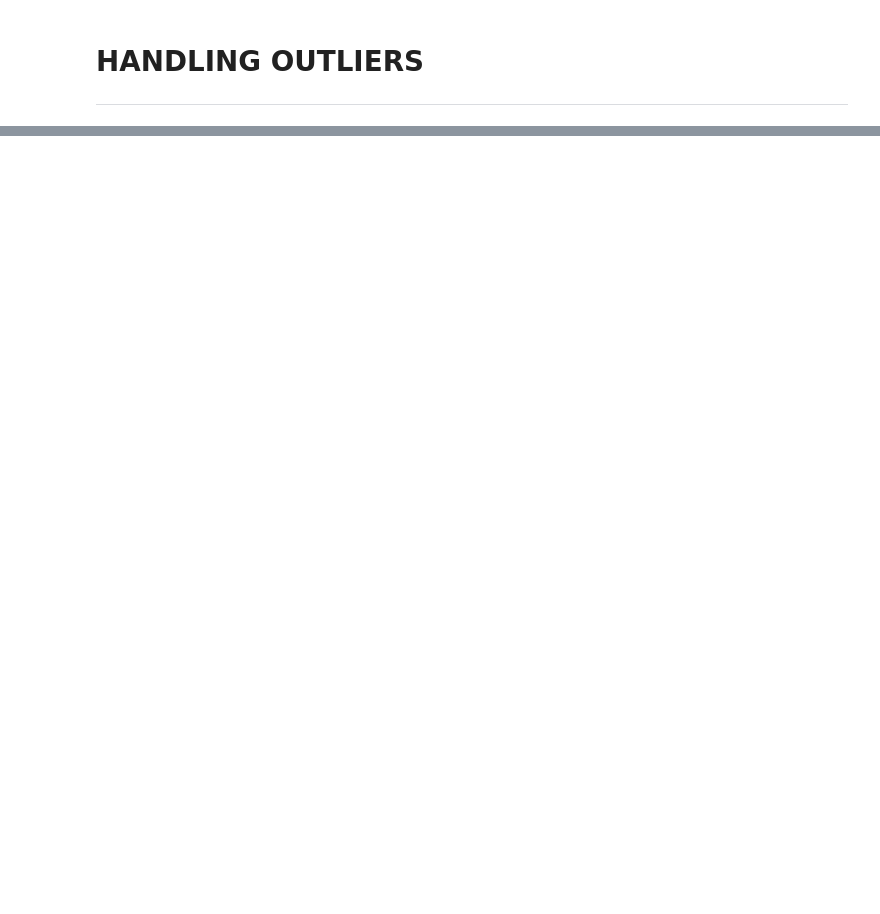
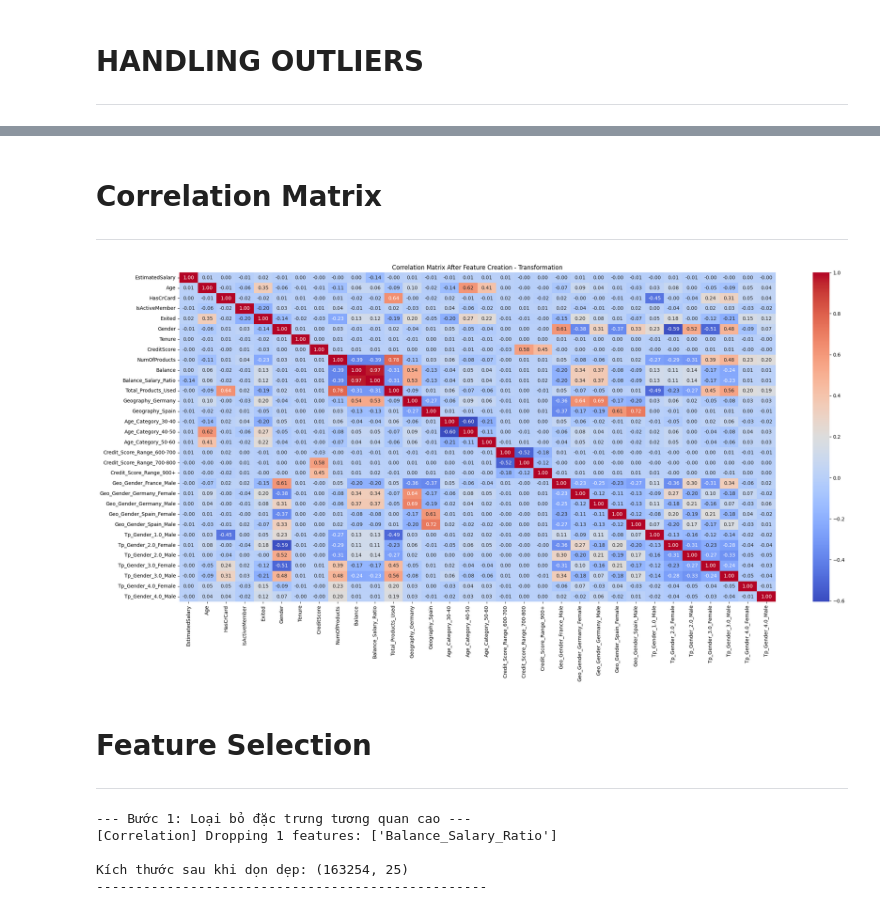
Before and after one commit to phiyenng/Bank-Customers-Churn-Prediction, a Jupyter notebook: notebooks/02_preprocessing.ipynb, the cells around one changed output, grey strips where cells are left out. Drawn from its saved outputs; the diff is of its cells as text; code cells hidden in the pictures; blank space fills up the shorter version.

```diff
--- a/notebooks/02_preprocessing.ipynb
+++ b/notebooks/02_preprocessing.ipynb
@@ -258,0 +62,7 @@ ROC AUC: 0.8828543927507227
+# %%
+# Outlier handling
+outlier_cfg = config['preprocessing']['outlier_handling']
+handler = OutlierHandler(
+    iqr_multiplier=outlier_cfg['iqr_multiplier'],
+    target_col=config['preprocessing']['target_column']
+)
@@ -258,0 +185,6 @@ ROC AUC: 0.8828543927507227
+# %%
+ft = FeatureTransformation()
+ft.fit(df)
+df_transformed = ft.transform(df)
+
+df_transformed.head()
@@ -258,0 +219,19 @@ ROC AUC: 0.8828543927507227
+# %% [markdown]
+# **Correlation Matrix**
+---
+# %%
+def plot_corr_matrices(df_before, df_after):
+    num_after = df_after.select_dtypes(include=["number"])
+    corr_after = num_after.corr()
+
+    plt.figure(figsize=(27, 12))
+    sns.heatmap(corr_after, annot=True, fmt=".2f", cmap="coolwarm")
+    plt.title("Correlation Matrix After Feature Creation - Transformation")
+    plt.show()
+
+plot_corr_matrices(df, df_transformed)
+# %% [output]
+[figure, added]
+# %% [markdown]
+# **Feature Selection**
+---
@@ -258,0 +242,14 @@ ROC AUC: 0.8828543927507227
+# %%
+# --- BƯỚC 1: Dọn dẹp đa cộng tuyến ---
+print("--- Bước 1: Loại bỏ đặc trưng tương quan cao ---")
+selector_corr = FeatureSelection(method='correlation', threshold=0.95, target_col='Exited')
+df_cleaned = selector_corr.fit_transform(df_transformed.copy())
+
+print(f"\nKích thước sau khi dọn dẹp: {df_cleaned.shape}")
+print("-"*50)
+# %% [output]
+--- Bước 1: Loại bỏ đặc trưng tương quan cao ---
+[Correlation] Dropping 1 features: ['Balance_Salary_Ratio']
+
+Kích thước sau khi dọn dẹp: (163254, 25)
+--------------------------------------------------
```
Also changed, not shown: parts of 41 cells of this notebook, 31 other files.
